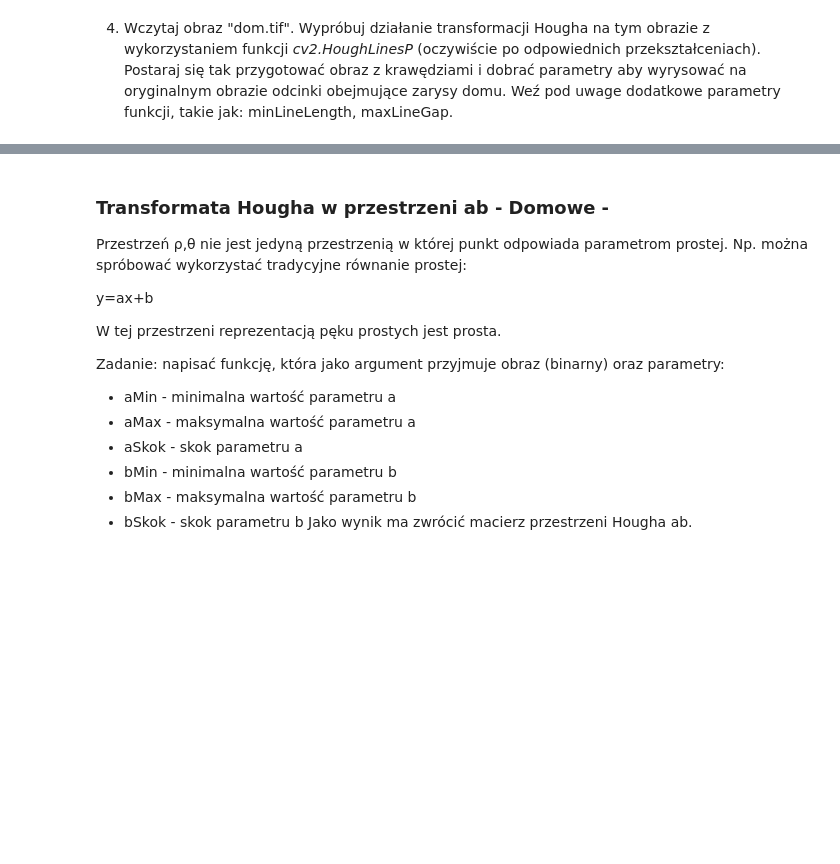
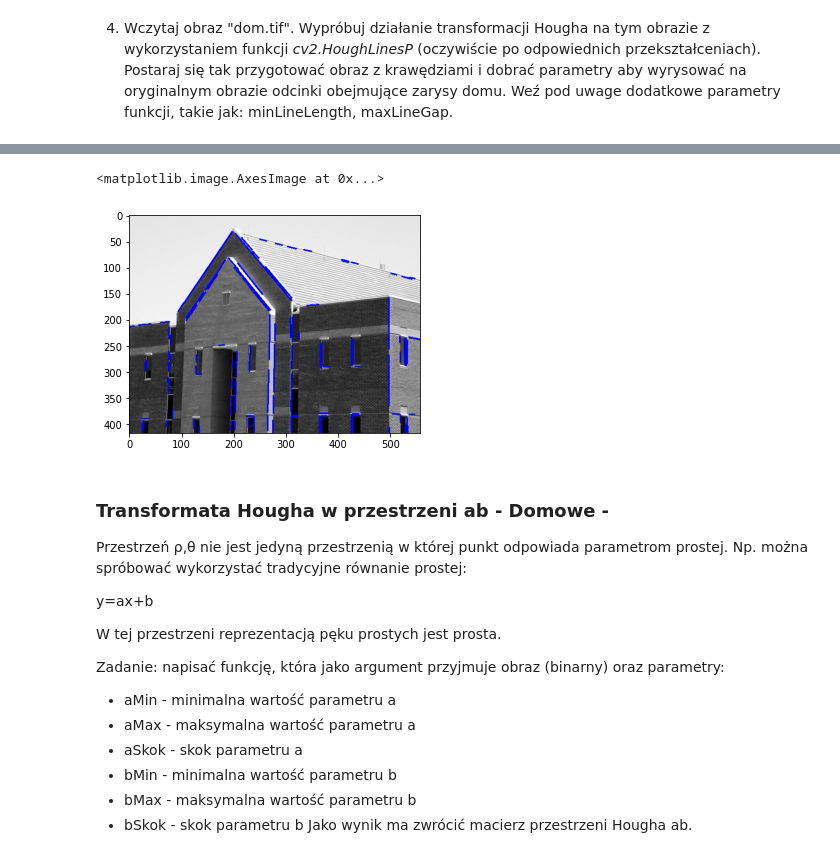
Before and after one commit to prz-ziaja/sem5, a Jupyter notebook: poc/lab11/Hough.ipynb, the cells around one changed output, grey strips where cells are left out. Saved outputs shown, nothing was run; the diff lists cells and outputs as text; code cells hidden in the pictures; blank space fills up the shorter version.

```diff
--- a/poc/lab11/Hough.ipynb
+++ b/poc/lab11/Hough.ipynb
@@ -289,3 +277,18 @@ plt.imshow(img)
+# %%
+minLineLength = 25
+maxLineGap = 10
+
+lines = cv2.HoughLinesP(edges,1,np.pi/180,20,minLineLength,maxLineGap)
+img = cv2.cvtColor(dom,cv2.COLOR_GRAY2RGB)
+
+for x in lines:
+    [[x1,y1,x2,y2]] = x
+    cv2.line(img,(x1,y1),(x2,y2),(0,0,255),2)
+
+plt.imshow(img)
+# %% [output]
+<matplotlib.image.AxesImage at 0x...>
+[figure, added]
 # %% [markdown]
 ### Transformata Hougha w przestrzeni ab - Domowe -
 Przestrzeń ρ,θ nie jest jedyną przestrzenią w której punkt odpowiada parametrom prostej. Np. można spróbować wykorzystać tradycyjne równanie prostej:
```
Also changed, not shown: parts of 9 cells of this notebook, 1 other file.
